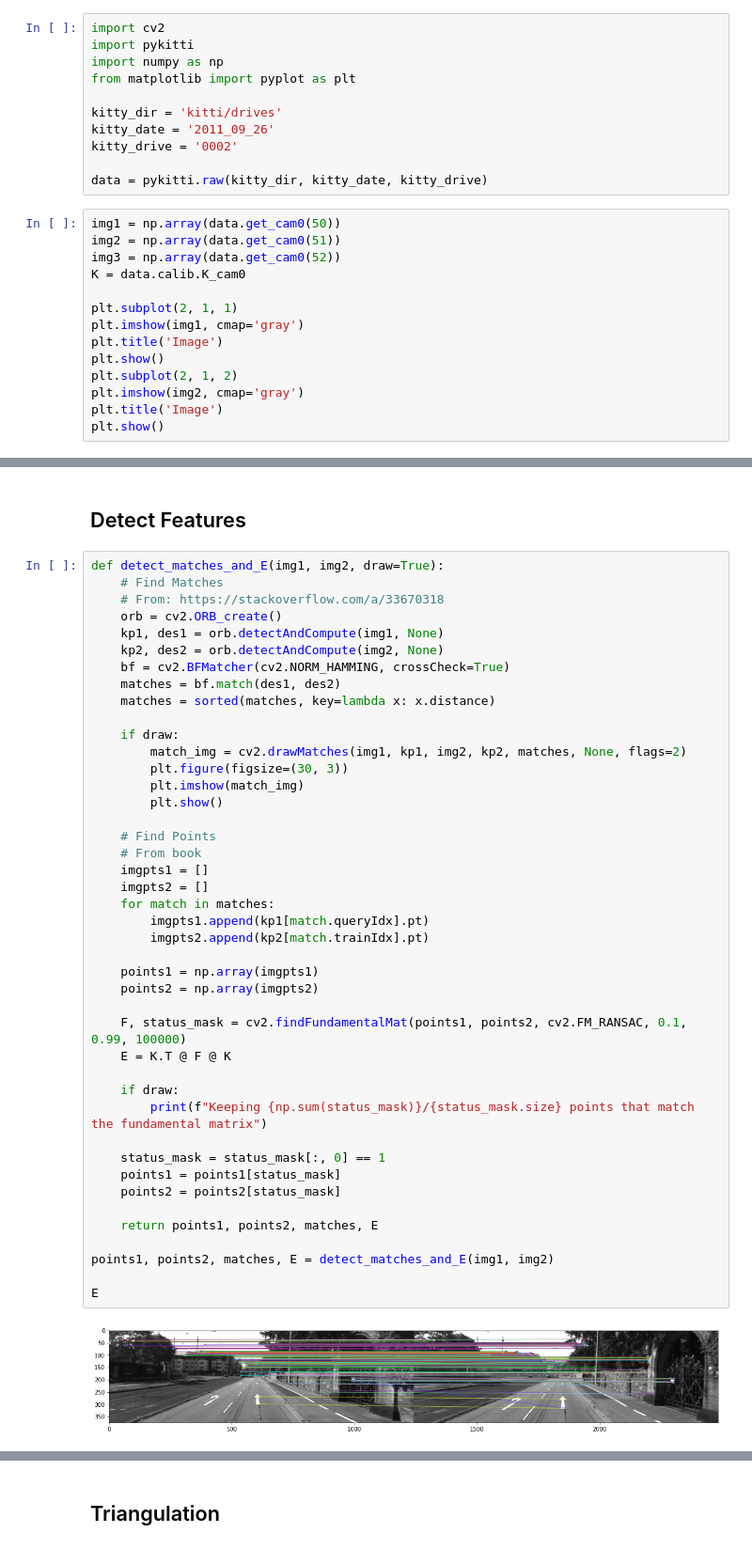
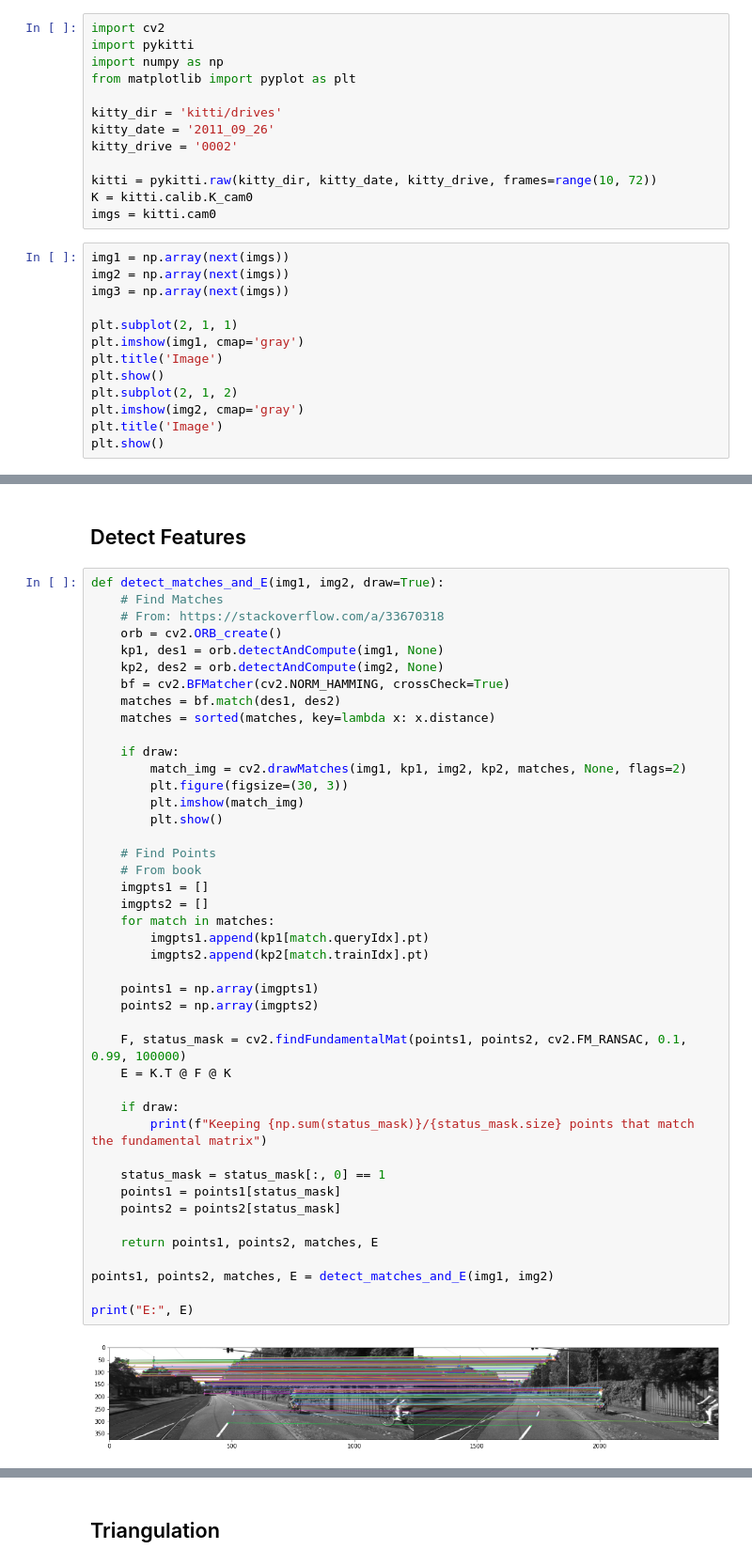
Before and after one commit to ariporad/comprobo-vision-project, a Jupyter notebook: main.ipynb, the cells around one changed output, grey strips where cells are left out. Shown: that part at 94% size. Cells and saved outputs as stored; diff of their text form.

```diff
--- a/main.ipynb
+++ b/main.ipynb
@@ -8,12 +8,13 @@ kitty_dir = 'kitti/drives'
 kitty_date = '2011_09_26'
 kitty_drive = '0002'
 
-data = pykitti.raw(kitty_dir, kitty_date, kitty_drive)
+kitti = pykitti.raw(kitty_dir, kitty_date, kitty_drive, frames=range(10, 72))
+K = kitti.calib.K_cam0
+imgs = kitti.cam0
 # %%
-img1 = np.array(data.get_cam0(50))
-img2 = np.array(data.get_cam0(51))
-img3 = np.array(data.get_cam0(52))
-K = data.calib.K_cam0
+img1 = np.array(next(imgs))
+img2 = np.array(next(imgs))
+img3 = np.array(next(imgs))
 
 plt.subplot(2, 1, 1)
 plt.imshow(img1, cmap='gray')
@@ -44,32 +45,32 @@ def detect_matches_and_E(img1, img2, draw=True):
 		plt.figure(figsize=(30, 3))
 		plt.imshow(match_img)
 		plt.show()
 
 	# Find Points
 	# From book
 	imgpts1 = []
 	imgpts2 = []
 	for match in matches:
 		imgpts1.append(kp1[match.queryIdx].pt)
 		imgpts2.append(kp2[match.trainIdx].pt)
 
 	points1 = np.array(imgpts1)
 	points2 = np.array(imgpts2)
 
 	F, status_mask = cv2.findFundamentalMat(points1, points2, cv2.FM_RANSAC, 0.1, 0.99, 100000)
 	E = K.T @ F @ K
 
 	if draw:
 		print(f"Keeping {np.sum(status_mask)}/{status_mask.size} points that match the fundamental matrix")
 
 	status_mask = status_mask[:, 0] == 1
 	points1 = points1[status_mask]
 	points2 = points2[status_mask]
 
 	return points1, points2, matches, E
 
 points1, points2, matches, E = detect_matches_and_E(img1, img2)
 
-E
+print("E:", E)
 # %% [output]
-[figure, old version]
+[figure, new version]
```
Also changed, not shown: parts of 9 cells of this notebook.
